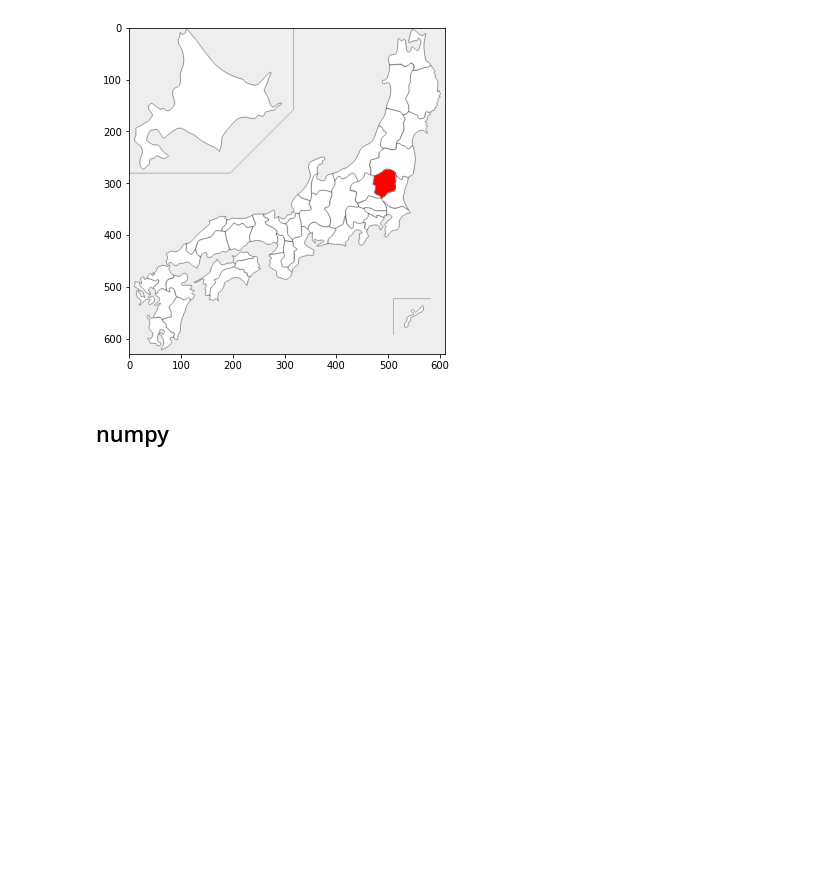
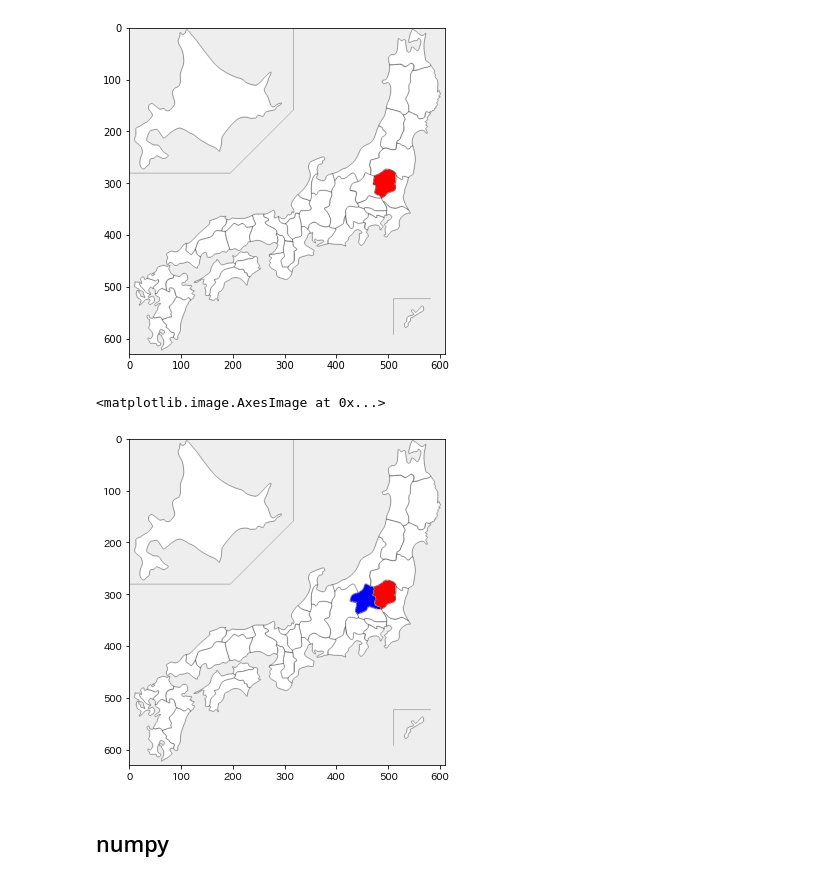
Before and after one commit to SotaYoshida/Lecture_DataScience, a Jupyter notebook: Python_chapter4_Matplotlib.ipynb, the cells around one changed output. Saved outputs shown, nothing was run; the diff lists cells and outputs as text; code cells hidden in the pictures; blank space fills up the shorter version.

```diff
--- a/Python_chapter4_Matplotlib.ipynb
+++ b/Python_chapter4_Matplotlib.ipynb
@@ -636,6 +665,12 @@ Requirement already satisfied: numpy in /usr/local/lib/python3.6/dist-packages (
 Requirement already satisfied: Pillow in /usr/local/lib/python3.6/dist-packages (from japanmap) (7.0.0)
 <matplotlib.image.AxesImage at 0x...>
 [figure]
+# %%
+plt.figure(figsize=(6,6))
+plt.imshow(picture({'栃木県': 'red', '群馬県': 'blue'}))
+# %% [output]
+<matplotlib.image.AxesImage at 0x...>
+[figure, added]
 # %% [markdown]
 ## numpy
 # %% [markdown]
```
Also changed, not shown: parts of 10 cells of this notebook.
